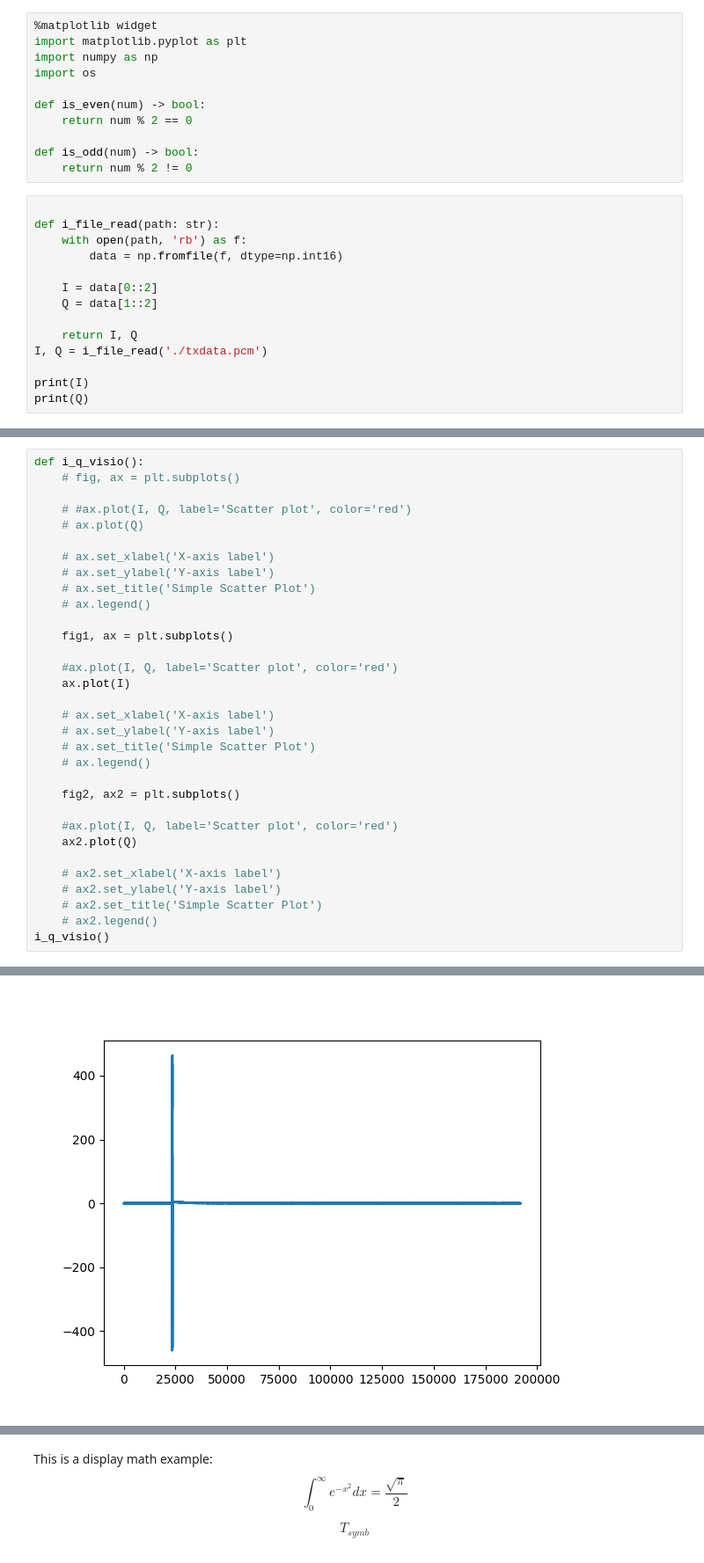
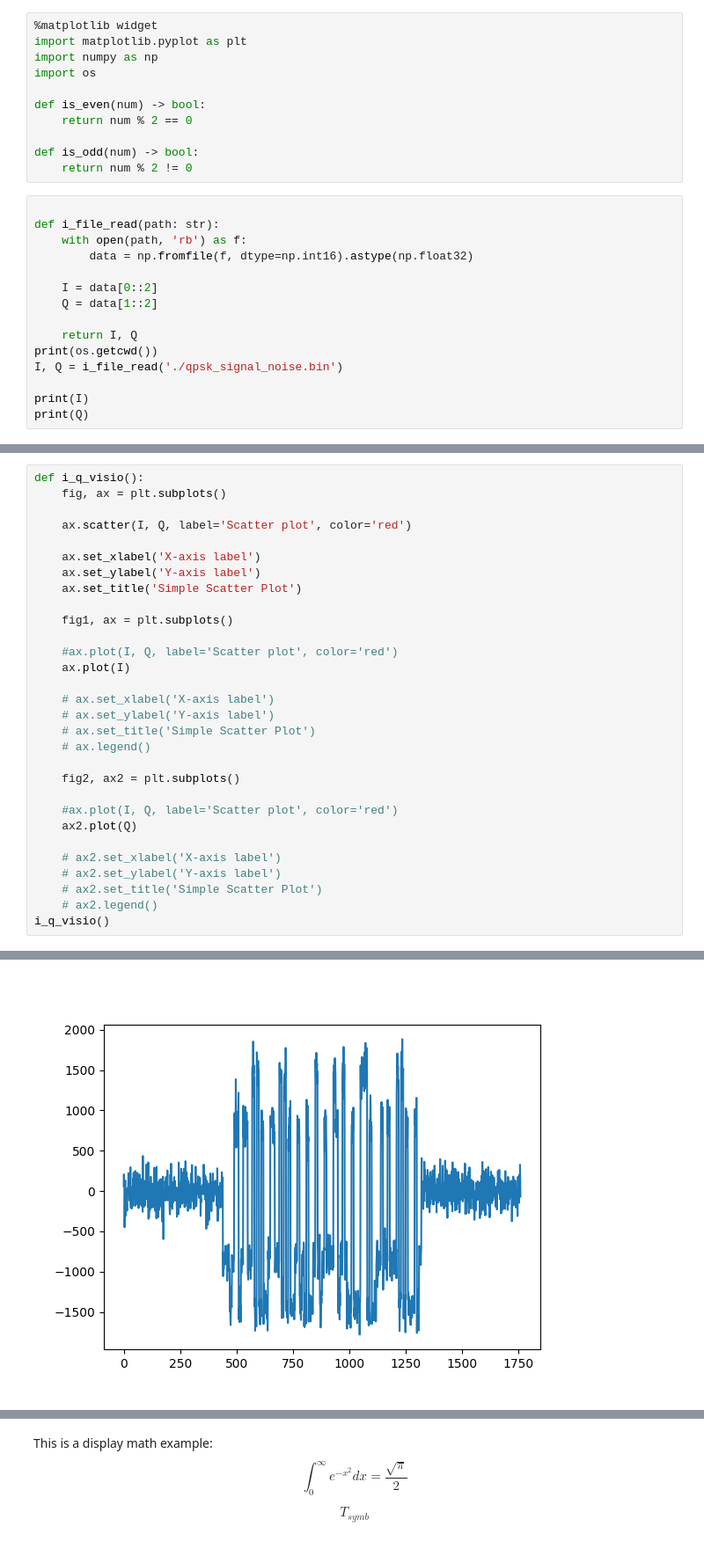
Before and after one commit to DmitriyMosk/sdr-dsp-playground, a Jupyter notebook: timing.ipynb, the cells around one changed output, grey strips where cells are left out. Shown at 88% size. Saved outputs shown, nothing was run; the diff lists cells and outputs as text.

```diff
--- a/timing.ipynb
+++ b/timing.ipynb
@@ -13,13 +13,14 @@ def is_odd(num) -> bool:
 
 def i_file_read(path: str):
     with open(path, 'rb') as f:
-        data = np.fromfile(f, dtype=np.int16)
+        data = np.fromfile(f, dtype=np.int16).astype(np.float32)
 
     I = data[0::2]
     Q = data[1::2]
 
     return I, Q
-I, Q = i_file_read('./txdata.pcm')
+print(os.getcwd())
+I, Q = i_file_read('./qpsk_signal_noise.bin')
 
 print(I)
 print(Q)
@@ -29,14 +31,12 @@ print(Q)
 # %%
 def i_q_visio():
-    # fig, ax = plt.subplots()
+    fig, ax = plt.subplots()
 
-    # #ax.plot(I, Q, label='Scatter plot', color='red')
-    # ax.plot(Q)
+    ax.scatter(I, Q, label='Scatter plot', color='red')
 
-    # ax.set_xlabel('X-axis label')
-    # ax.set_ylabel('Y-axis label')
-    # ax.set_title('Simple Scatter Plot')
-    # ax.legend()
+    ax.set_xlabel('X-axis label')
+    ax.set_ylabel('Y-axis label')
+    ax.set_title('Simple Scatter Plot')
 
     fig1, ax = plt.subplots()
 
@@ -63 +63 @@ i_q_visio()
-[figure, old version]
+[figure, new version]
```
Also changed, not shown: parts of 6 cells of this notebook, 3 other files.
